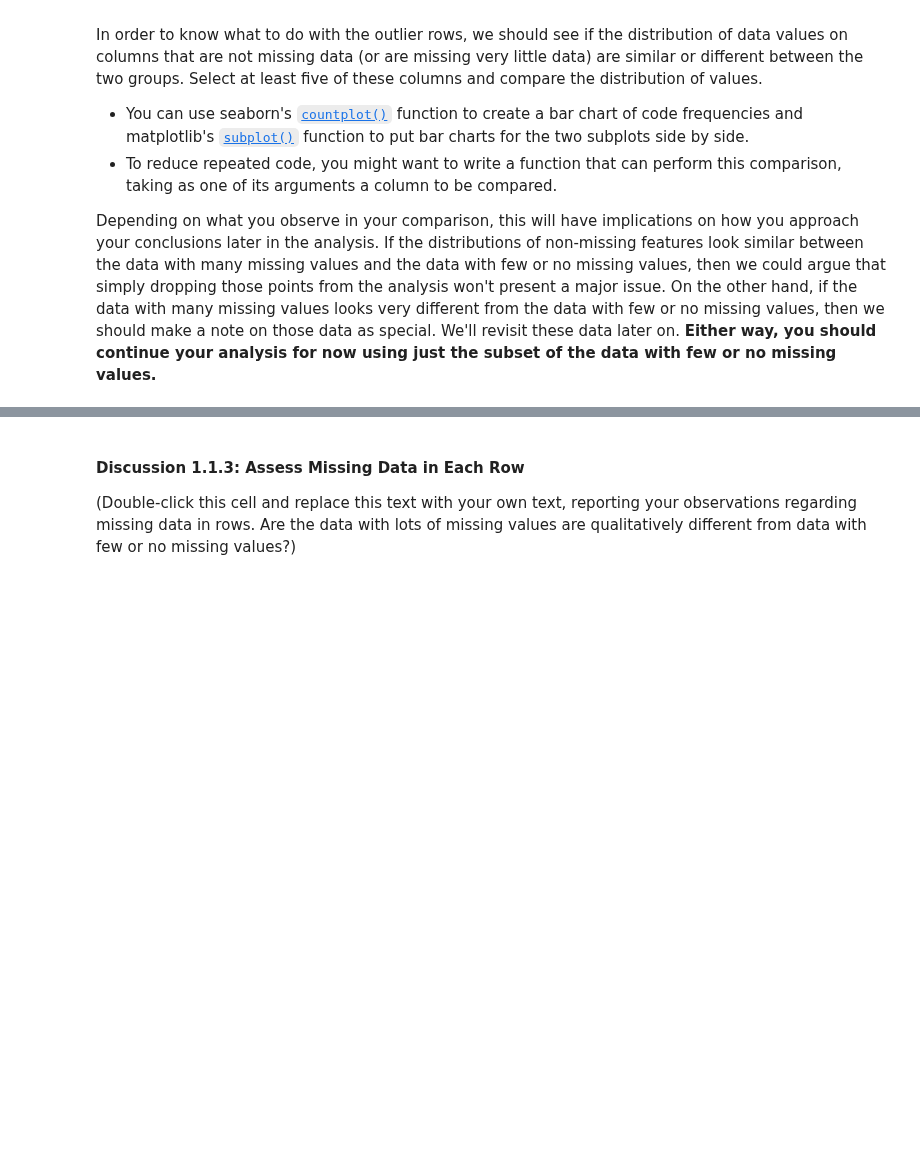
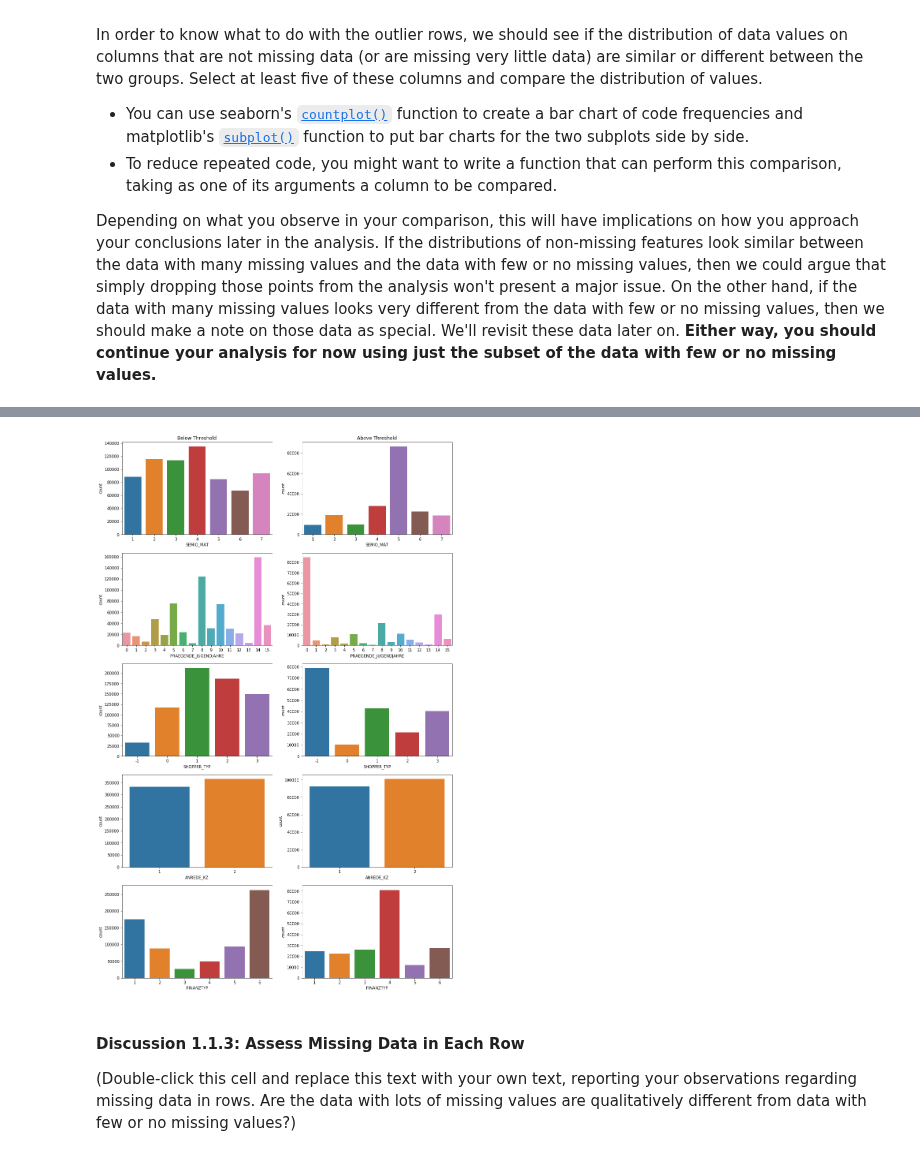
Before and after one commit to jeff-daniels/Udacity-Machine-Learning-Introduction-Nanodegree, a Jupyter notebook: Project 3: Identify Customer Segments/Identify_Customer_Segments.ipynb, the cells around one changed output, grey strips where cells are left out. Saved outputs shown, nothing was run; the diff lists cells and outputs as text; code cells hidden in the pictures; blank space fills up the shorter version.

```diff
--- a/Project 3: Identify Customer Segments/Identify_Customer_Segments.ipynb
+++ b/Project 3: Identify Customer Segments/Identify_Customer_Segments.ipynb
@@ -170,6 +237,13 @@ Depending on what you observe in your comparison, this will have implications on
 # %%
 # Write code to divide the data into two subsets based on the number of missing
 # values in each row.
+def divide_dataframe(df, col_name, threshold):
+    df_below = df.loc[df[col_name] <= threshold]
+    df_above = df.loc[df[col_name] > threshold]
+
+    return df_below, df_above
+
+gen_below, gen_above = divide_dataframe(gen, 'percent_null', 0)
 # %%
 # Compare the distribution of values for at least five columns where there are
 # no or few missing values, between the two subsets.
@@ -176,3 +269,24 @@ Depending on what you observe in your comparison, this will have implications on
+# %%
+def plot_comparison(df_b, df_a, cols):
+    n_col = len(cols)
+    plt.figure(figsize=(15, 5*n_col))
+    row=0
+    for col in cols:
+        plt.subplot(n_col, 2, row+1)
+        sns.countplot(df_b[col])
+        if row == 0:
+            plt.title('Below Threshold')
+        plt.subplot(n_col, 2, row+2)
+        sns.countplot(df_a[col])
+        if row == 0:
+            plt.title('Above Threshold')
+        row +=2
+    plt.show()
+
+comparison_cols = ['SEMIO_MAT', 'PRAEGENDE_JUGENDJAHRE','SHOPPER_TYP', 'ANREDE_KZ', 'FINANZTYP']
+plot_comparison(gen_below, gen_above, comparison_cols)
+# %% [output]
+[figure, added]
 # %% [markdown]
 #### Discussion 1.1.3: Assess Missing Data in Each Row
 
```
Also changed, not shown: parts of 18 cells of this notebook.
